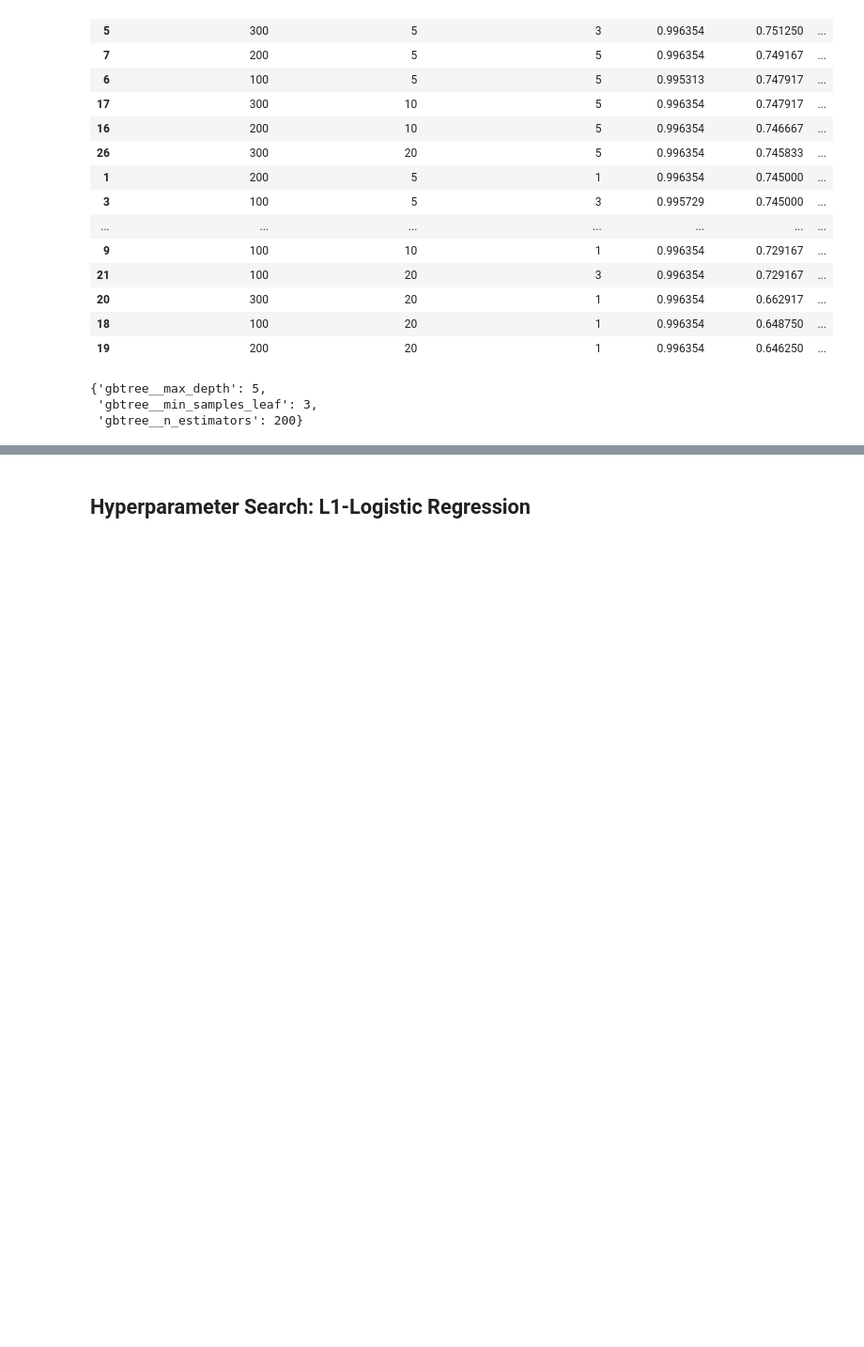
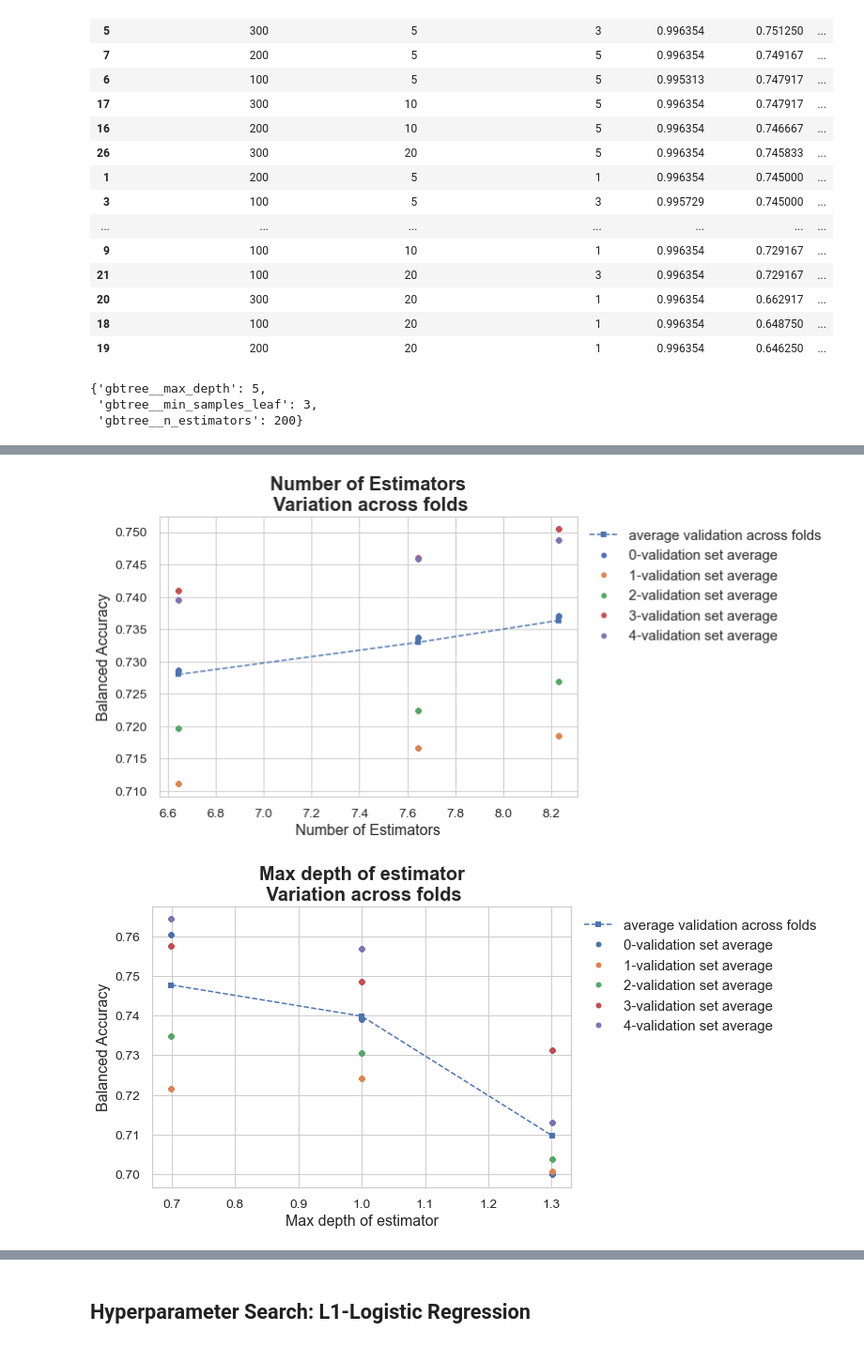
Before and after one commit to Dtphelan1/sentiment-analysis, a Jupyter notebook: WordEmbeddingClassifier.ipynb, the cells around one changed output, grey strips where cells are left out. Shown: that part at 94% size. Saved outputs shown, nothing was run; the diff lists cells and outputs as text; code cells hidden in the pictures; blank space fills up the shorter version.

```diff
--- a/WordEmbeddingClassifier.ipynb
+++ b/WordEmbeddingClassifier.ipynb
@@ -307,0 +428,7 @@ test_on_estimator(embedding_gbtree_grid_searcher.best_estimator_, x_test_embeddi
+# %%
+plot_cv_folds(cv_results, param_1, param_label_1, cv_splitter.n_splits, log2=True)
+plot_cv_folds(cv_results, param_2, param_label_2, cv_splitter.n_splits, log10=True)
+plot_cv_folds(cv_results, param_3, param_label_3, cv_splitter.n_splits)
+# %% [output]
+[figure, added]
+[figure, added]
```
Also changed, not shown: parts of 23 cells of this notebook.
